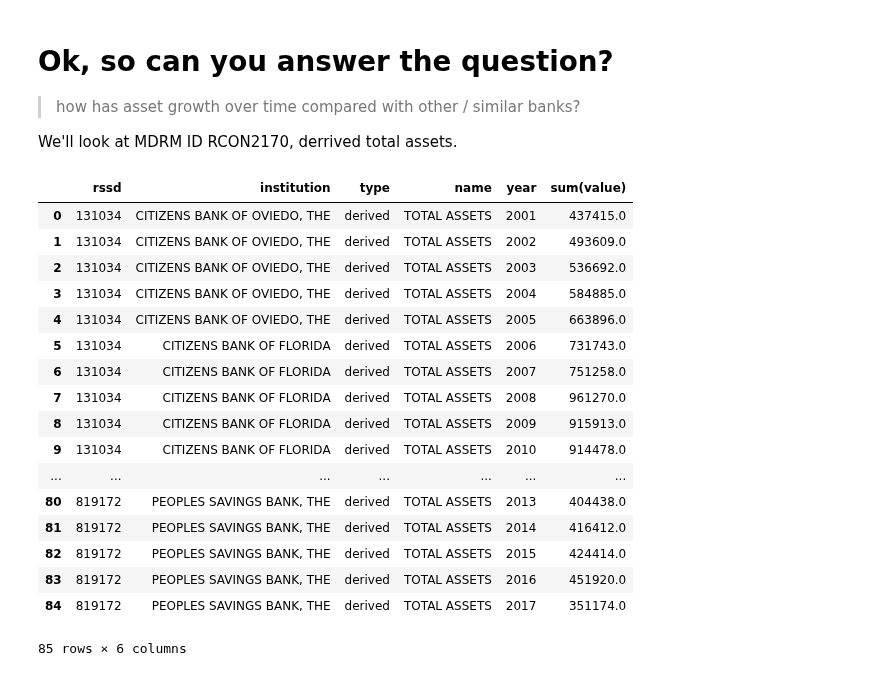
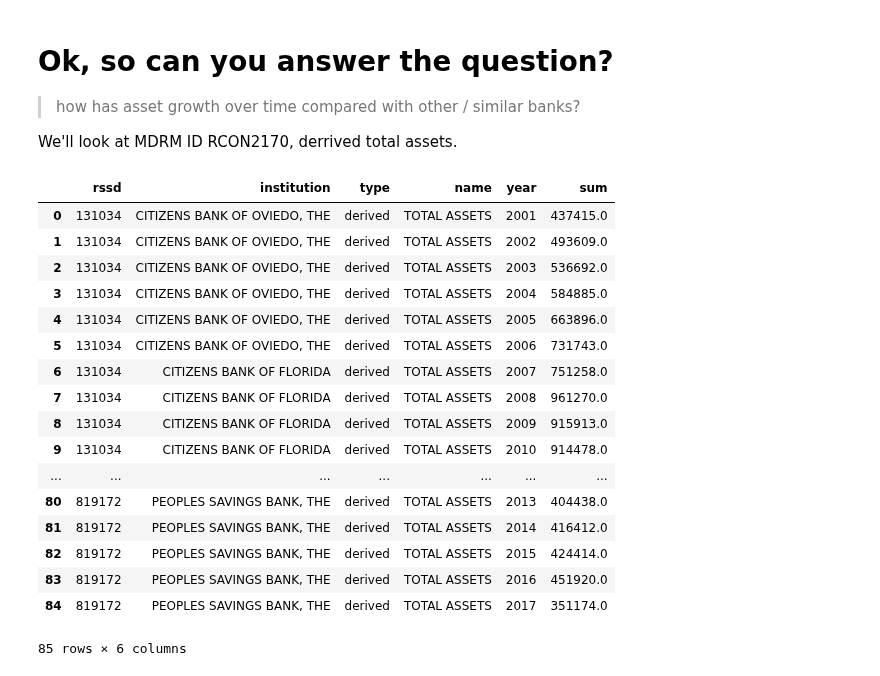
Before and after one commit to henryroyal/ffiec, a Jupyter notebook: notebooks/FFIEC Database Walkthrough.ipynb, the cells around one changed output. Cells and saved outputs as stored; diff of their text form; code cells hidden in the pictures.

```diff
--- a/notebooks/FFIEC Database Walkthrough.ipynb
+++ b/notebooks/FFIEC Database Walkthrough.ipynb
@@ -272,18 +182,18 @@ reports_frame = pandas.DataFrame(data=data)
 # %%
 # let's compare 131034, 819172, 720858, 229342, 819172, 753641
 # it seems there are no RCON2170 values for 65513
-pysqldf('''select rssd, institution, type, name, strftime('%Y', period) as year, sum(value)
+pysqldf('''select rssd, institution, type, name, strftime('%Y', period) as year, sum(value) as "sum"
                   from reports_frame where mdrm="RCON2170"
                   GROUP BY year, rssd
                   ORDER BY rssd, year''')
 # %% [output]
-|  | rssd | institution | type | name | year | sum(value) |
+|  | rssd | institution | type | name | year | sum |
 | 0 | 131034 | CITIZENS BANK OF OVIEDO, THE | derived | TOTAL ASSETS | 2001 | 437415.0 |
 | 1 | 131034 | CITIZENS BANK OF OVIEDO, THE | derived | TOTAL ASSETS | 2002 | 493609.0 |
 | 2 | 131034 | CITIZENS BANK OF OVIEDO, THE | derived | TOTAL ASSETS | 2003 | 536692.0 |
 | 3 | 131034 | CITIZENS BANK OF OVIEDO, THE | derived | TOTAL ASSETS | 2004 | 584885.0 |
 | 4 | 131034 | CITIZENS BANK OF OVIEDO, THE | derived | TOTAL ASSETS | 2005 | 663896.0 |
-| 5 | 131034 | CITIZENS BANK OF FLORIDA | derived | TOTAL ASSETS | 2006 | 731743.0 |
+| 5 | 131034 | CITIZENS BANK OF OVIEDO, THE | derived | TOTAL ASSETS | 2006 | 731743.0 |
 | 6 | 131034 | CITIZENS BANK OF FLORIDA | derived | TOTAL ASSETS | 2007 | 751258.0 |
 | 7 | 131034 | CITIZENS BANK OF FLORIDA | derived | TOTAL ASSETS | 2008 | 961270.0 |
 | 8 | 131034 | CITIZENS BANK OF FLORIDA | derived | TOTAL ASSETS | 2009 | 915913.0 |
```
Also changed, not shown: parts of 11 cells of this notebook.
